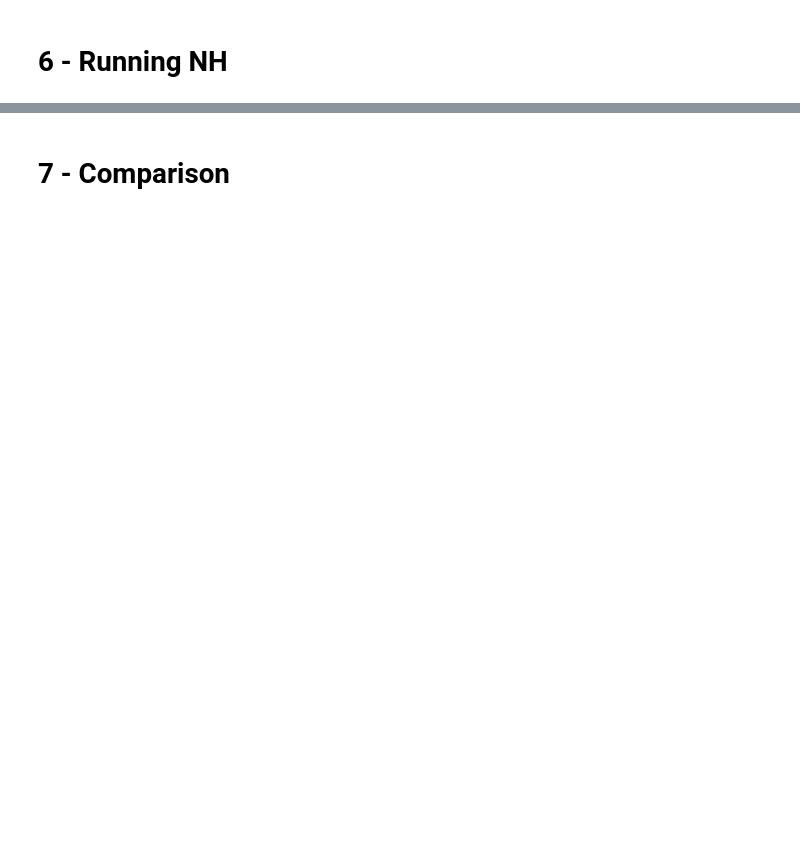
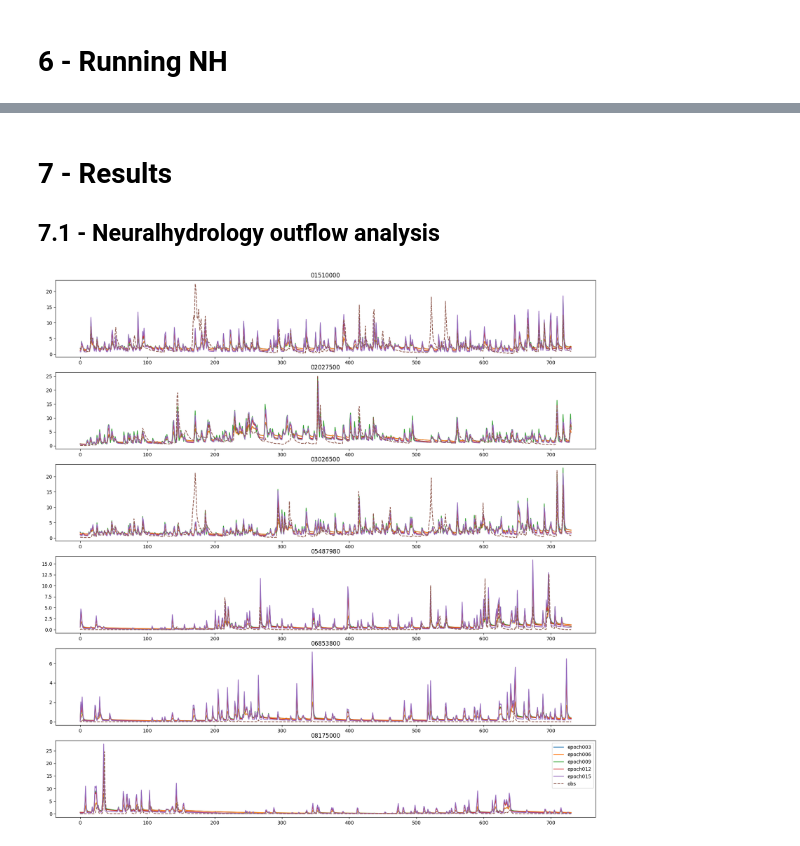
Before and after one commit to Rapfff/neuralhydrology, a Jupyter notebook: vs_superflex.ipynb, the cells around one changed output, grey strips where cells are left out. Saved outputs shown, nothing was run; the diff lists cells and outputs as text; code cells hidden in the pictures; blank space fills up the shorter version.

```diff
--- a/vs_superflex.ipynb
+++ b/vs_superflex.ipynb
@@ -14,7 +14,7 @@ from superflexpy.framework.element import ParameterizedElement
 from datetime import datetime, timedelta
 train_start = '01/10/2006'
 train_end   = '30/09/2008'
-basin = "01333000"
+basin = "01350080"
 
 def load_data(basin,train_start,train_end):
     p = load_p(basin,train_start,train_end)
@@ -266,2 +248,42 @@ start_run(config_file=Path("examples/07-Superflex/example4.yml", gpu=-1))
 # %% [markdown]
-# 7 - Comparison
+# 7 - Results
+
+## 7.1 - Neuralhydrology outflow analysis
+# %%
+#===========SET THIS=================
+run_dir = "runs/run_2803_173209"
+epoch_max = 15
+validation_interval = 3
+basins = ["01510000",
+          "02027500",
+          "03026500",
+          "05487980",
+          "06853800",
+          "08175000"]
+#basins = ["01333000",'01333000']
+#------------------------------------
+
+def epoch_int_to_str(nb_epochs):
+    nb_epochs = str(nb_epochs)
+    nb_epochs = (3-len(nb_epochs))*'0'+nb_epochs
+    return nb_epochs
+
+
+basins = basins
+import pickle
+import matplotlib.pyplot as plt
+fig, ax = plt.subplots(len(basins), figsize=(20, 20))
+for ib, basin in enumerate(basins):
+    for nb_epochs in range(validation_interval,epoch_max+1,validation_interval):
+        nb_epochs = epoch_int_to_str(nb_epochs)
+        with open(run_dir + "/validation/model_epoch"+nb_epochs+"/validation_results.p", "rb") as fp:
+            results = pickle.load(fp)
+            qsim = results[basin]['1D']['xr']['QObs(mm/d)_sim'].squeeze().values
+            qobs = results[basin]['1D']['xr']['QObs(mm/d)_obs']
+            ax[ib].plot(qsim,label='epoch'+nb_epochs)
+    ax[ib].plot(qobs.squeeze().values,'--',label='obs')
+    ax[ib].set_title(basin)
+plt.legend()
+plt.show()
+# %% [output]
+[figure, added]
```
Also changed, not shown: parts of 7 cells of this notebook, 5 other files.
